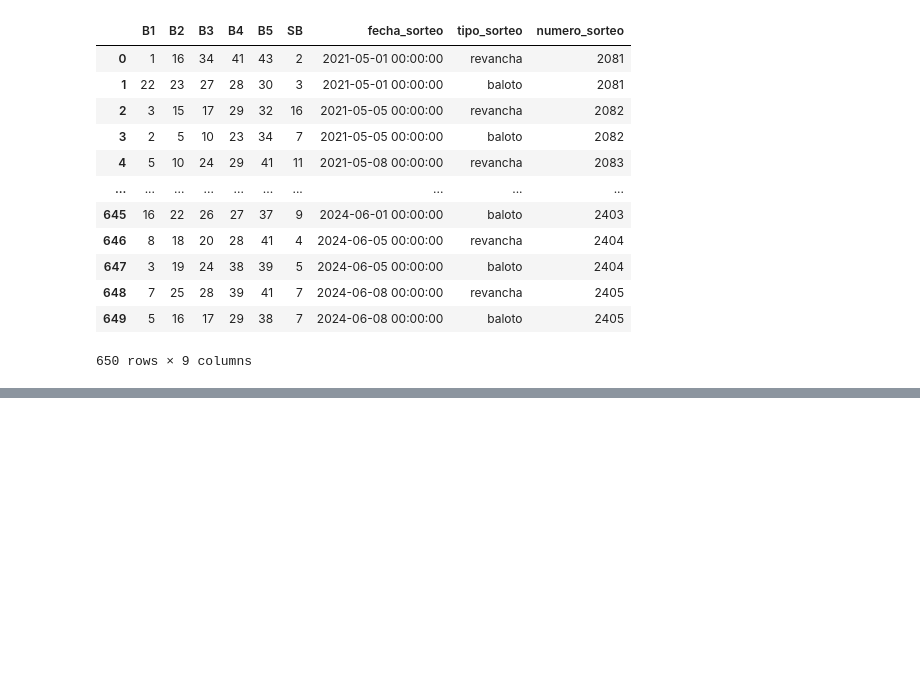
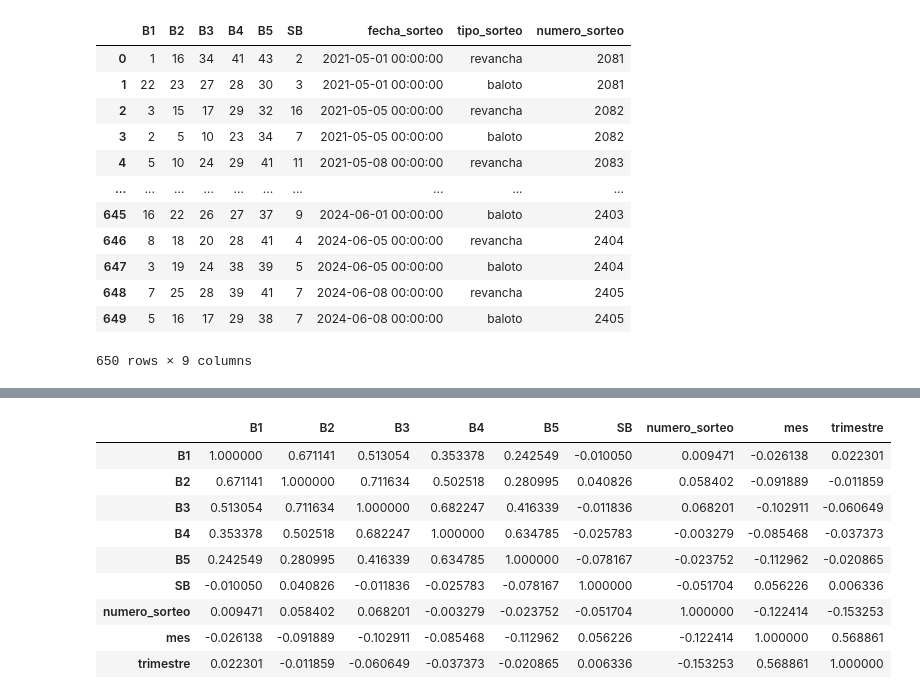
Before and after one commit to sebastian9610/Frogames, a Jupyter notebook: Semana-data-science/Project-Baloto.ipynb, the cells around one changed output, grey strips where cells are left out. Cells and saved outputs as stored; diff of their text form; code cells hidden in the pictures; blank space fills up the shorter version.

```diff
--- a/Semana-data-science/Project-Baloto.ipynb
+++ b/Semana-data-science/Project-Baloto.ipynb
@@ -174,0 +265,13 @@ data.to_csv('historico_baloto_revancha.csv', index=False)
+# %%
+df_baloto_revancha[df_baloto_revancha['tipo_sorteo'] == 'baloto'].corr(numeric_only=True)
+# %% [output]
+|  | B1 | B2 | B3 | B4 | B5 | SB | numero_sorteo | mes | trimestre |
+| B1 | 1.000000 | 0.671141 | 0.513054 | 0.353378 | 0.242549 | -0.010050 | 0.009471 | -0.026138 | 0.022301 |
+| B2 | 0.671141 | 1.000000 | 0.711634 | 0.502518 | 0.280995 | 0.040826 | 0.058402 | -0.091889 | -0.011859 |
+| B3 | 0.513054 | 0.711634 | 1.000000 | 0.682247 | 0.416339 | -0.011836 | 0.068201 | -0.102911 | -0.060649 |
+| B4 | 0.353378 | 0.502518 | 0.682247 | 1.000000 | 0.634785 | -0.025783 | -0.003279 | -0.085468 | -0.037373 |
+| B5 | 0.242549 | 0.280995 | 0.416339 | 0.634785 | 1.000000 | -0.078167 | -0.023752 | -0.112962 | -0.020865 |
+| SB | -0.010050 | 0.040826 | -0.011836 | -0.025783 | -0.078167 | 1.000000 | -0.051704 | 0.056226 | 0.006336 |
+| numero_sorteo | 0.009471 | 0.058402 | 0.068201 | -0.003279 | -0.023752 | -0.051704 | 1.000000 | -0.122414 | -0.153253 |
+| mes | -0.026138 | -0.091889 | -0.102911 | -0.085468 | -0.112962 | 0.056226 | -0.122414 | 1.000000 | 0.568861 |
+| trimestre | 0.022301 | -0.011859 | -0.060649 | -0.037373 | -0.020865 | 0.006336 | -0.153253 | 0.568861 | 1.000000 |
```
Also changed, not shown: parts of 21 cells of this notebook, 4 other files.
